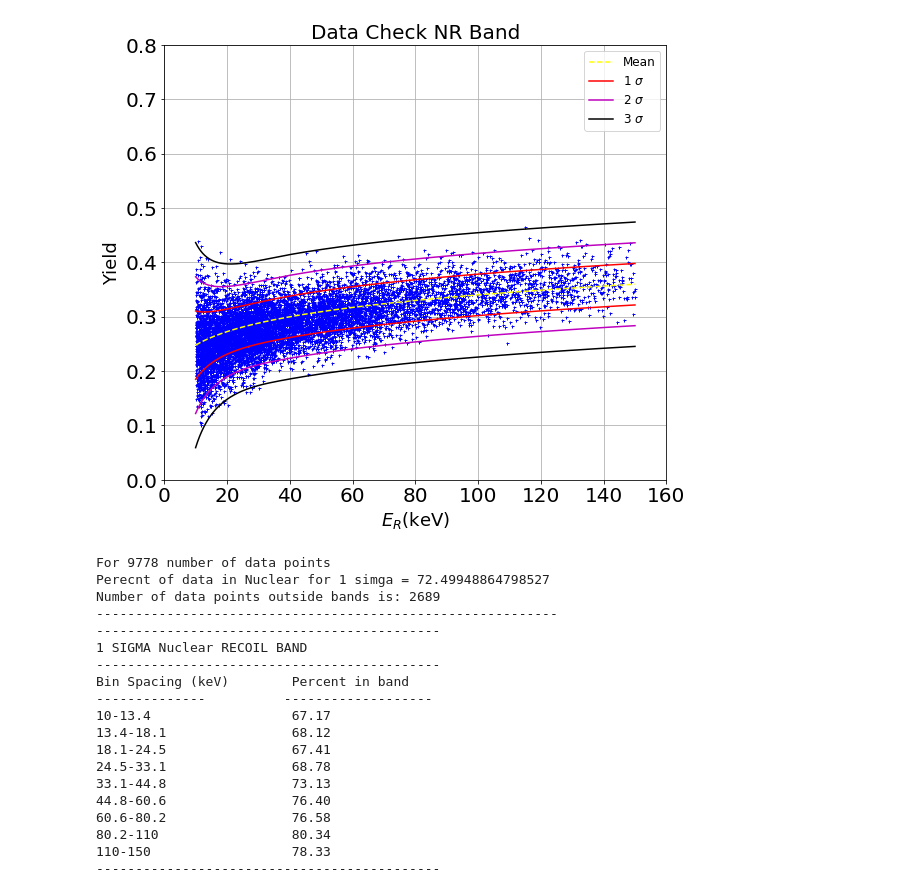
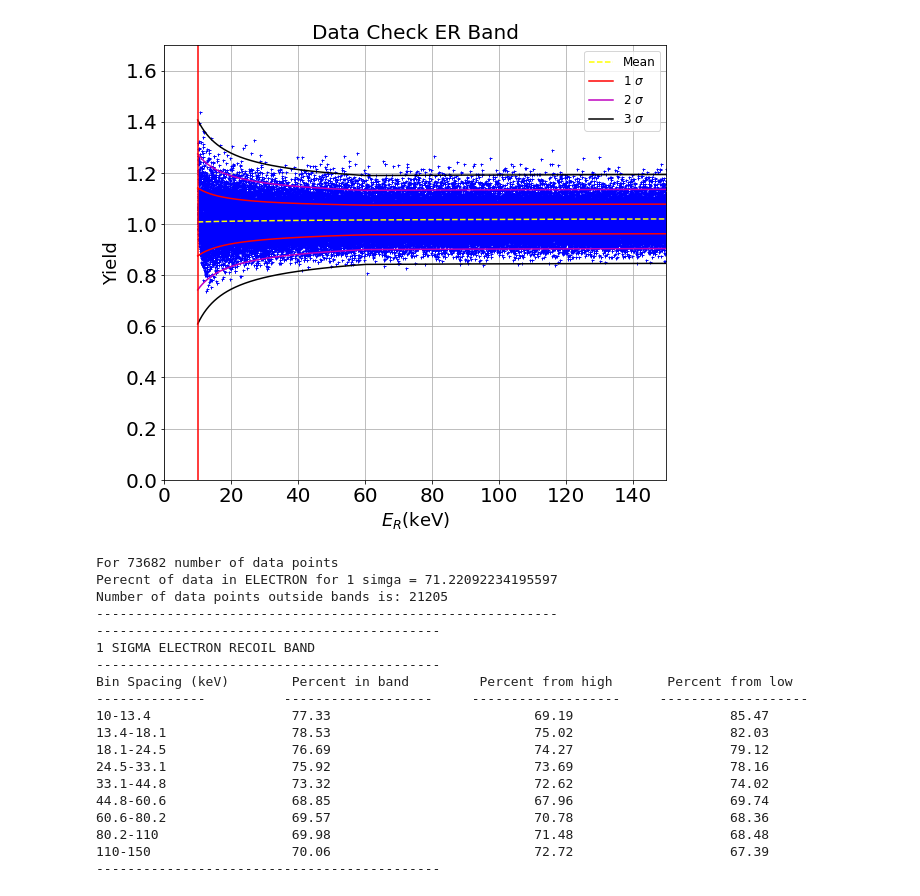
Before and after one commit to villaa/nrFano_Constraint, a Jupyter notebook: Band_Fits/data_check.ipynb, the cells around one changed output. Cells and saved outputs as stored; diff of their text form; code cells hidden in the pictures.

```diff
--- a/Band_Fits/data_check.ipynb
+++ b/Band_Fits/data_check.ipynb
@@ -10,7 +10,7 @@ from bin_data_check import *
 from bin_data_check import *
 # %%
 #For Nuclear Recoils
-N = 10000
+N = 100000
 ER, Yield = Yield_NR(N)
 
 Erer, Yield_er = Yield_Er(N)
@@ -20,7 +20,7 @@ data = np.vstack((ER,Yield)).T
 x = data[data[:,1]>=0, :]
 c = x[x[:,0]>=10, :]
 g = c[c[:,0]<=150, :]
-a = g[:,1] #Yield
+Yield_nr = g[:,1] #Yield
 Enr = g[:,0]
 
 
@@ -28,42 +28,42 @@ data1 = np.vstack((Erer,Yield_er)).T
 y = data1[data1[:,1]>=0, :]
 k = y[y[:,0]>=10,:]
 g = k[k[:,0]<=150, :]
-b = g[:,1]
+Yield_er = g[:,1]
 Ere = g[:,0]
 
 
 #Y = np.linspace(10,150,len(Ere))
 # %%
-NR_band_plot(Enr,a)
-band_check(a,Enr,1,band_nr)
-bin_check(a,Enr,1,band_nr)
-
+'''NR_band_plot(Enr,Yield_nr)
+band_check(Yield_nr,Enr,1,band_nr)
+bin_check(Yield_nr,Enr,1,band_nr)
+'''
 '''
 for s in range(1,4):
     band_check_nr(a,s,Enr)'''
 
 
-ER_band_plot(Ere,b)
-band_check(b,Ere,1,band_er)
-bin_check(b,Ere,1,band_er)
+ER_band_plot(Ere,Yield_er)
+band_check(Yield_er,Ere,1,band_er)
+bin_check(Yield_er,Ere,1,band_er)
 # %% [output]
-[figure, old version]
+[figure, new version]
-For 9778 number of data points
-Perecnt of data in Nuclear for 1 simga = 72.49948864798527
-Number of data points outside bands is: 2689
+For 73682 number of data points
+Perecnt of data in ELECTRON for 1 simga = 71.22092234195597
+Number of data points outside bands is: 21205
 -----------------------------------------------------------
 --------------------------------------------
-1 SIGMA Nuclear RECOIL BAND
+1 SIGMA ELECTRON RECOIL BAND
 --------------------------------------------
-Bin Spacing (keV)        Percent in band
---------------          -------------------
-10-13.4                  67.17
-13.4-18.1                68.12
-18.1-24.5                67.41
-24.5-33.1                68.78
-33.1-44.8                73.13
-44.8-60.6                76.40
-60.6-80.2                76.58
-80.2-110                 80.34
-110-150                  78.33
+Bin Spacing (keV)        Percent in band         Percent from high       Percent from low
+--------------          -------------------     -------------------     -------------------
+10-13.4                  77.33                          69.19                    85.47
+13.4-18.1                78.53                          75.02                    82.03
+18.1-24.5                76.69                          74.27                    79.12
+24.5-33.1                75.92                          73.69                    78.16
+33.1-44.8                73.32                          72.62                    74.02
+44.8-60.6                68.85                          67.96                    69.74
+60.6-80.2                69.57                          70.78                    68.36
+80.2-110                 69.98                          71.48                    68.48
+110-150                  70.06                          72.72                    67.39
 --------------------------------------------
```
Also changed, not shown: parts of 1 cell of this notebook, 14 other files.
